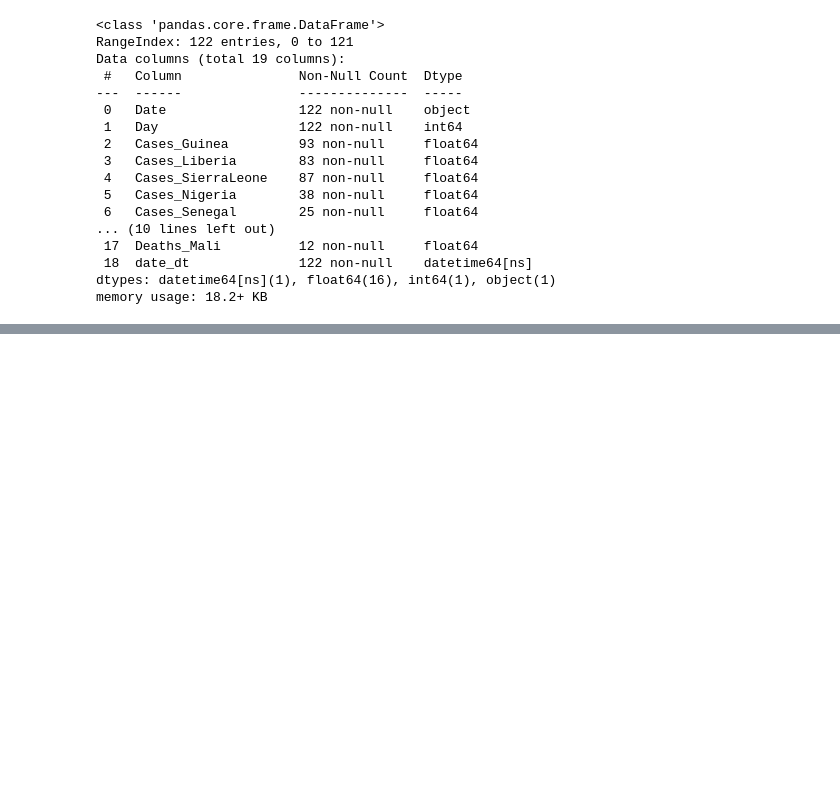
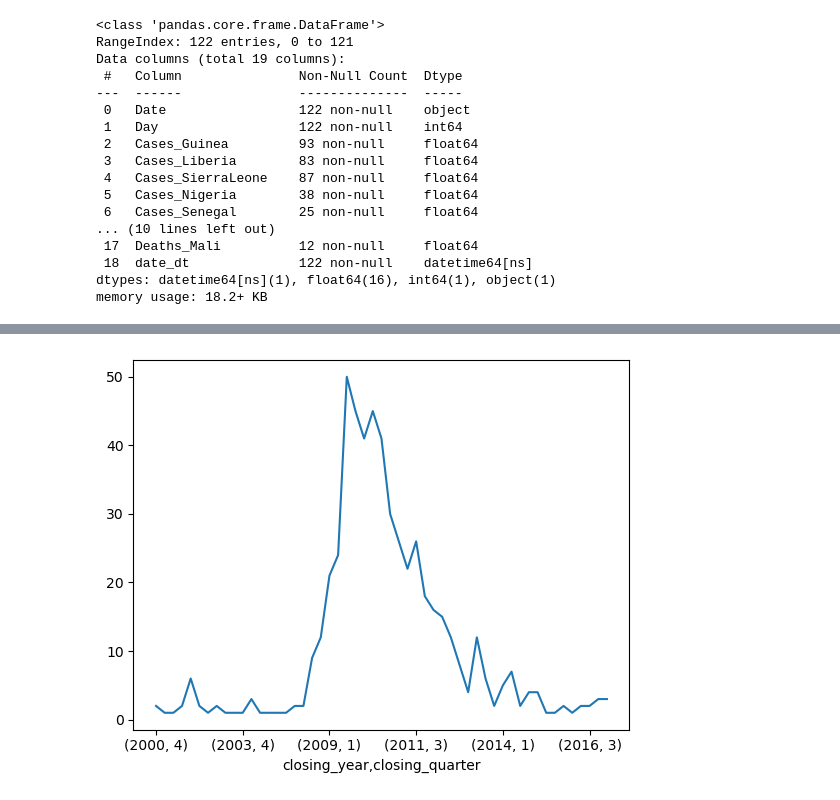
Before and after one commit to KChenDu/pandasNote, a Jupyter notebook: training/08-groupby.ipynb, the cells around one changed output, grey strips where cells are left out. Drawn from its saved outputs; the diff is of its cells as text; code cells hidden in the pictures; blank space fills up the shorter version.

```diff
--- a/training/08-groupby.ipynb
+++ b/training/08-groupby.ipynb
@@ -650,0 +835,5 @@ memory usage: 18.2+ KB
+# %%
+fig, ax = plt.subplots()
+ax = closing_year_q.plot()
+# %% [output]
+[figure, added]
```
Also changed, not shown: parts of 50 cells of this notebook, 1 other file.
